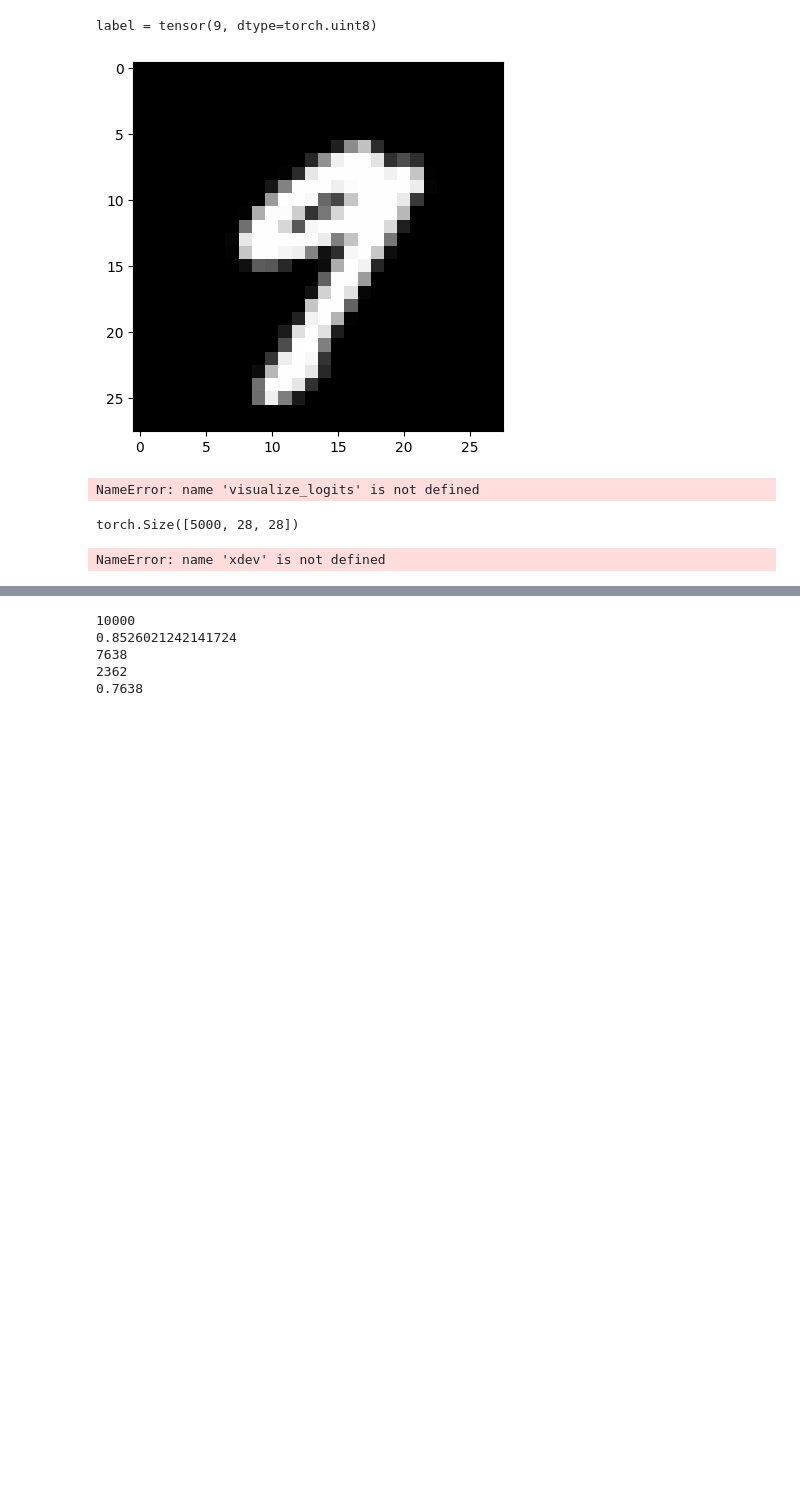
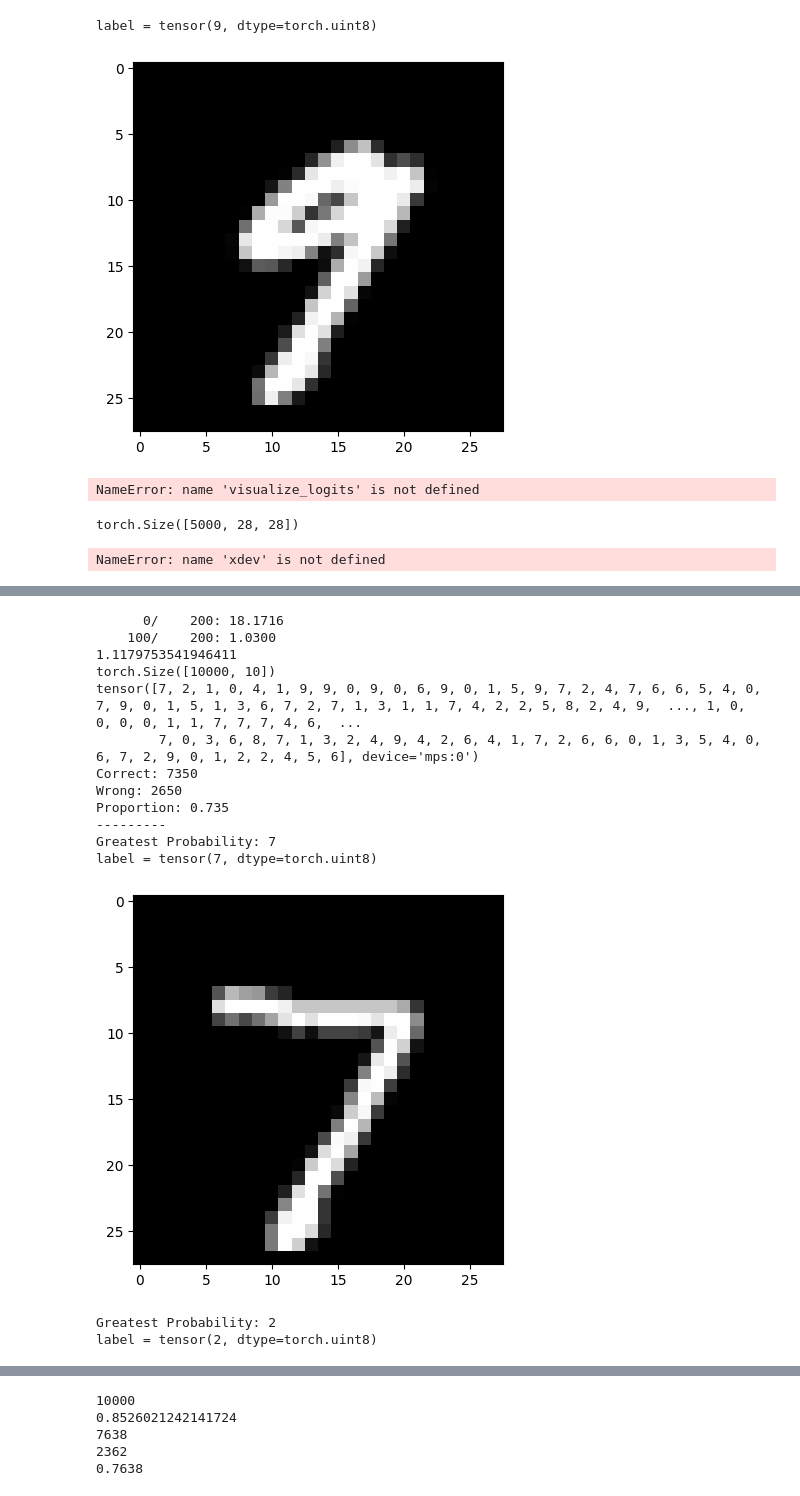
Before and after one commit to julianh65/mnist_learning, a Jupyter notebook: Untitled.ipynb, the cells around one changed output, grey strips where cells are left out. Cells and saved outputs as stored; diff of their text form; code cells hidden in the pictures; blank space fills up the shorter version.

```diff
--- a/Untitled.ipynb
+++ b/Untitled.ipynb
@@ -380,8 +384,8 @@ class BatchNorm1d:
         self.running_mean = torch.zeros(dim, device=device)
         self.running_var = torch.ones(dim, device=device)
 
-    def __call__(self, x):
-        if self.training:
+    def __call__(self, x, training=False):
+        if training:
             xmean = x.mean(0, keepdim=True)
             xvar = x.var(0, keepdim=True)
         else:
@@ -445,6 +449,10 @@ class Sequential:
     def parameters(self):
         return [p for layer in self.layers for p in layer.parameters()]
 # %%
+torch.set_printoptions(threshold=5000)
+torch.set_printoptions(linewidth=200)
+torch.set_printoptions(edgeitems=50)
+
 class Simple_Model:
     def __init__(self, input_dim, output_dim, num_layers, layer_widths, activation_function, norm_type, steps, learning_rate, batch_size, device="cpu") -> None:
         if(len(layer_widths) != num_layers):
@@ -453,17 +461,17 @@ class Simple_Model:
         layer_widths.insert(0, input_dim)
         layer_widths.append(output_dim)
         layers = []
-        for i in range(num_layers):
+        for i in range(num_layers + 1):
             linear_layer = Linear(layer_widths[i], layer_widths[i + 1], device=device)
             if(norm_type == "Batch"):
                 norm_layer = BatchNorm1d(layer_widths[i + 1], device=device)
             elif(norm_type == "Layer"):
                 norm_layer = LayerNorm(layer_widths[i + 1], device=device)
-            if(activation_function == "Relu"):
+            if(activation_function == "Tanh"):
                 activation = Tanh()
-            elif(activation_function == "Tanh"):
+            elif(activation_function == "Relu"):
                 activation = Relu()
-            if(i == num_layers - 1):
+            if(i == num_layers):
                 layers.append(linear_layer)
             else:
                 layers = layers + [linear_layer, norm_layer, activation]
@@ -472,8 +480,9 @@ class Simple_Model:
         self.learning_rate = learning_rate
         self.batch_size = batch_size
         self.device = device
-        self.model = Sequantial(layers)
+        self.model = Sequential(layers)
         self.lossi = []
+        self.input_dim = input_dim
         for p in self.model.parameters():
             p.requires_grad = True
 
@@ -482,9 +491,12 @@ class Simple_Model:
             xb, yb = self.get_batch(x, y)
             xb = xb.view(self.batch_size, -1)
             for layer in self.layers:
-                xb = layer(xb)
+                if(type(layer) is BatchNorm1d):
+                    xb = layer(xb, training=True)
+                else:
+                    xb = layer(xb)
             loss = F.cross_entropy(xb, yb)
-            for p in parameters:
+            for p in self.model.parameters():
                 p.grad = None
             loss.backward()
 
@@ -504,35 +516,79 @@ class Simple_Model:
 
     def plot_lossi(self):
         plt.plot(self.lossi)
 
-    def sample_from_model(self, x, visualize=False):
-        x = x.view(1, -1)
+    def sample_from_model(self, x, debug=False):
+        x = x.view(-1, self.input_dim).to(self.device)
+
+        xcopy = x.clone()
+        if(debug):
+            print("copy:")
+            np.set_printoptions(threshold=np.inf)
+            print(xcopy.detach().cpu().numpy())
+
+            print(self.layers)
+
         for layer in self.layers:
             x = layer(x)
+            if(debug):
+                print(x)
+
+
         x = torch.softmax(x, dim=1)
-        label = torch.max(x, 1, keepdim=True)[1].item()
 
-        print(f"Greatest Probability: {label}")
-        return
+        y_pred_index = torch.argmax(x, dim=1).item()
+
+        print(f"Greatest Probability: {y_pred_index}")
+        return y_pred_index
 
     def calculate_loss(self, x, y):
         x = x.to(self.device)
         y = y.to(self.device)
         x = x.view(len(x), -1)
         for layer in self.layers:
             x = layer(x)
         loss = F.cross_entropy(x, y)
         print(loss.item())
+        print(x.shape)
 
         y_pred_index = torch.argmax(x, dim=1)
+        print(y_pred_index)
 
         same = torch.sum(y_pred_index == y).item()
         diff = len(y) - same
 
         print(f"Correct: {same}")
         print(f"Wrong: {diff}")
         print(f"Proportion: {same / len(y)}")
 
 
     def visualize_histograms(self):
         pass
+
+test_model = Simple_Model(input_dim=784, output_dim=10, num_layers=4, layer_widths=[256, 256, 256, 256], activation_function="Relu", norm_type="Batch", steps=200, learning_rate=0.005, batch_size=256, device=mps_device)
+test_model.train(x,y)
+test_model.calculate_loss(xtest, ytest)
+print("---------")
+
+for i in range(0, 4):
+    print("testing on")
+    print(xtest[i])
+
+    test_model.sample_from_model(xtest[i])
+    display_image_at_index(i, test=True)
+# %% [output]
+      0/    200: 18.1716
+    100/    200: 1.0300
+1.1179753541946411
+torch.Size([10000, 10])
+tensor([7, 2, 1, 0, 4, 1, 9, 9, 0, 9, 0, 6, 9, 0, 1, 5, 9, 7, 2, 4, 7, 6, 6, 5, 4, 0, 7, 9, 0, 1, 5, 1, 3, 6, 7, 2, 7, 1, 3, 1, 1, 7, 4, 2, 2, 5, 8, 2, 4, 9,  ..., 1, 0, 0, 0, 0, 1, 1, 7, 7, 7, 4, 6,  ...
+        7, 0, 3, 6, 8, 7, 1, 3, 2, 4, 9, 4, 2, 6, 4, 1, 7, 2, 6, 6, 0, 1, 3, 5, 4, 0, 6, 7, 2, 9, 0, 1, 2, 2, 4, 5, 6], device='mps:0')
+Correct: 7350
+Wrong: 2650
+Proportion: 0.735
+---------
+Greatest Probability: 7
+label = tensor(7, dtype=torch.uint8)
+[figure, added]
+Greatest Probability: 2
+label = tensor(2, dtype=torch.uint8)
```
Also changed, not shown: parts of 13 cells of this notebook, 5 other files.
